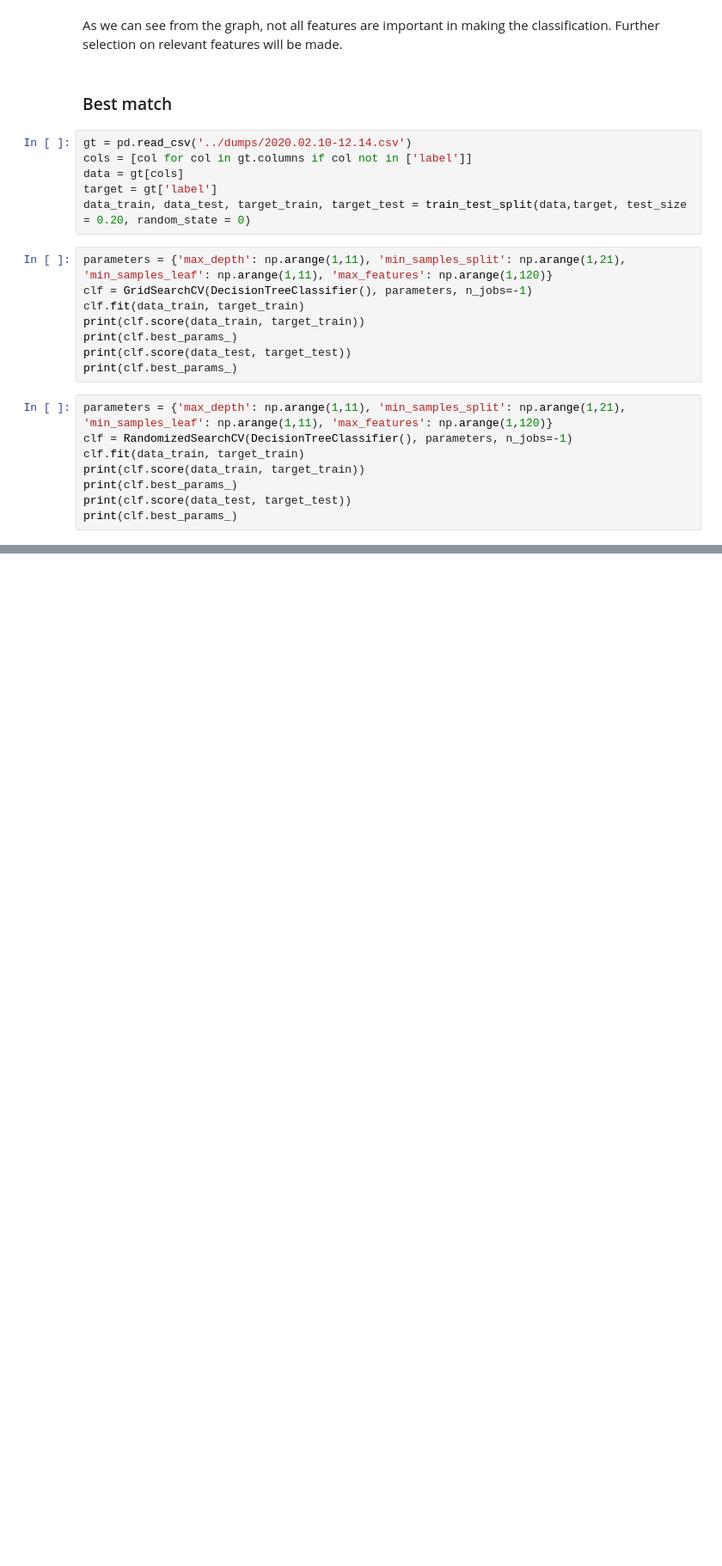
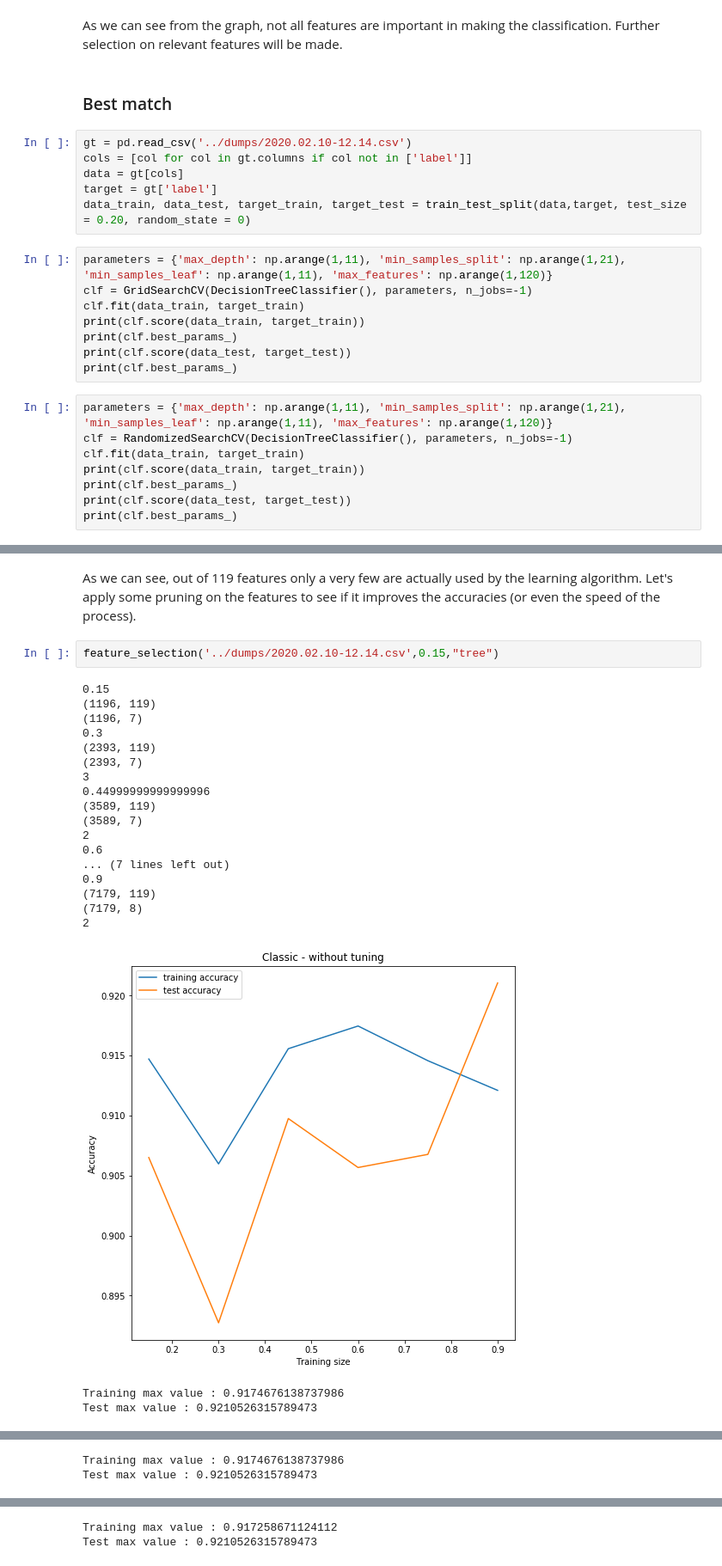
Before and after one commit to roussieau/masterthesis, a Jupyter notebook: src/machine_learning/Decision Trees.ipynb, the cells around one changed output, grey strips where cells are left out. Shown: that part at 86% size. Drawn from its saved outputs; the diff is of its cells as text; blank space fills up the shorter version.

Commit message:
feature selection

```diff
--- a/src/machine_learning/Decision Trees.ipynb
+++ b/src/machine_learning/Decision Trees.ipynb
@@ -269,0 +328,25 @@ print(clf.best_params_)
+# %% [markdown]
+As we can see, out of 119 features only a very few are actually used by the learning algorithm. Let's apply some pruning on the features to see if it improves the accuracies (or even the speed of the process).
+# %%
+feature_selection('../dumps/2020.02.10-12.14.csv',0.15,"tree")
+# %% [output]
+0.15
+(1196, 119)
+(1196, 7)
+0.3
+(2393, 119)
+(2393, 7)
+3
+0.44999999999999996
+(3589, 119)
+(3589, 7)
+2
+0.6
+... (7 lines left out)
+0.9
+(7179, 119)
+(7179, 8)
+2
+[figure, added]
+Training max value : 0.9174676138737986
+Test max value : 0.9210526315789473
@@ -269,0 +354,2 @@ print(clf.best_params_)
+Training max value : 0.9174676138737986
+Test max value : 0.9210526315789473
@@ -269,0 +357,2 @@ print(clf.best_params_)
+Training max value : 0.917258671124112
+Test max value : 0.9210526315789473
```
Also changed, not shown: parts of 10 cells of this notebook, 8 other files.
